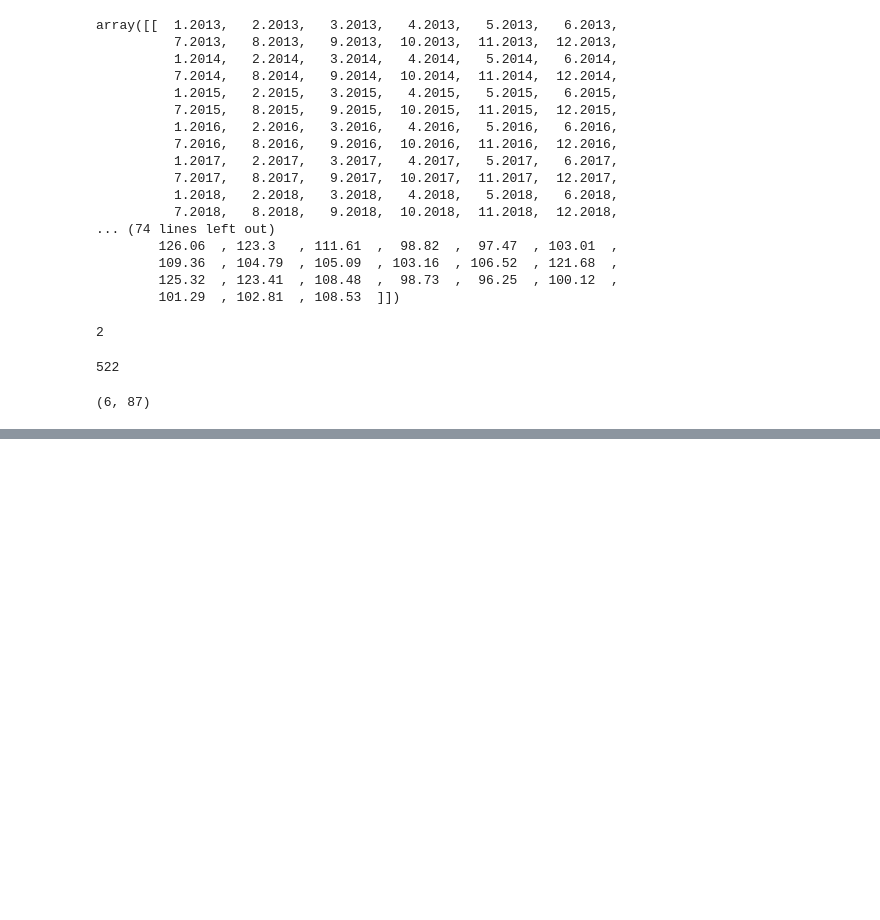
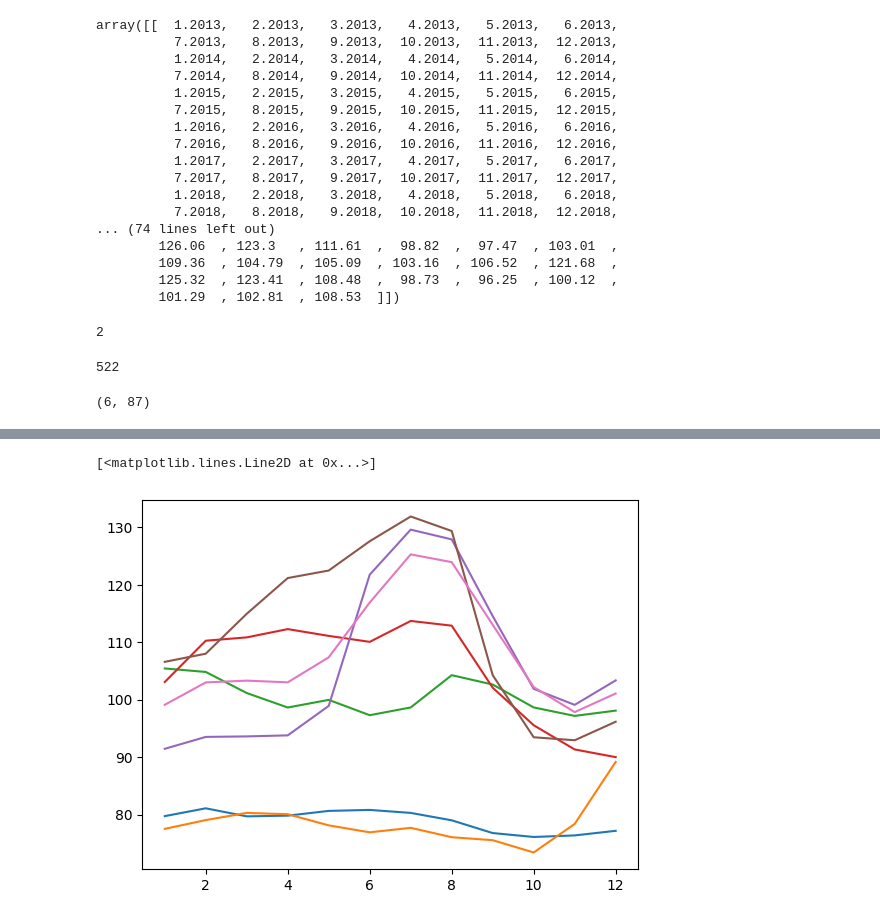
Before and after one commit to HenriqueSanchesSilva/NumPy-Course, a Jupyter notebook: teste.ipynb, the cells around one changed output, grey strips where cells are left out. Drawn from its saved outputs; the diff is of its cells as text; code cells hidden in the pictures; blank space fills up the shorter version.

```diff
--- a/teste.ipynb
+++ b/teste.ipynb
@@ -40,0 +120,11 @@ dado_transposto = dado.T
+# %%
+plt.plot(np.arange(1,13,1), Moscow_ano1)
+plt.plot(np.arange(1,13,1), Moscow_ano2)
+plt.plot(np.arange(1,13,1), Moscow_ano3)
+plt.plot(np.arange(1,13,1), Moscow_ano4)
+plt.plot(np.arange(1,13,1), Moscow_ano5)
+plt.plot(np.arange(1,13,1), Moscow_ano6)
+plt.plot(np.arange(1,13,1), Moscow_ano7)
+# %% [output]
+[<matplotlib.lines.Line2D at 0x...>]
+[figure, added]
```
Also changed, not shown: parts of 66 cells of this notebook, 5 other files.
